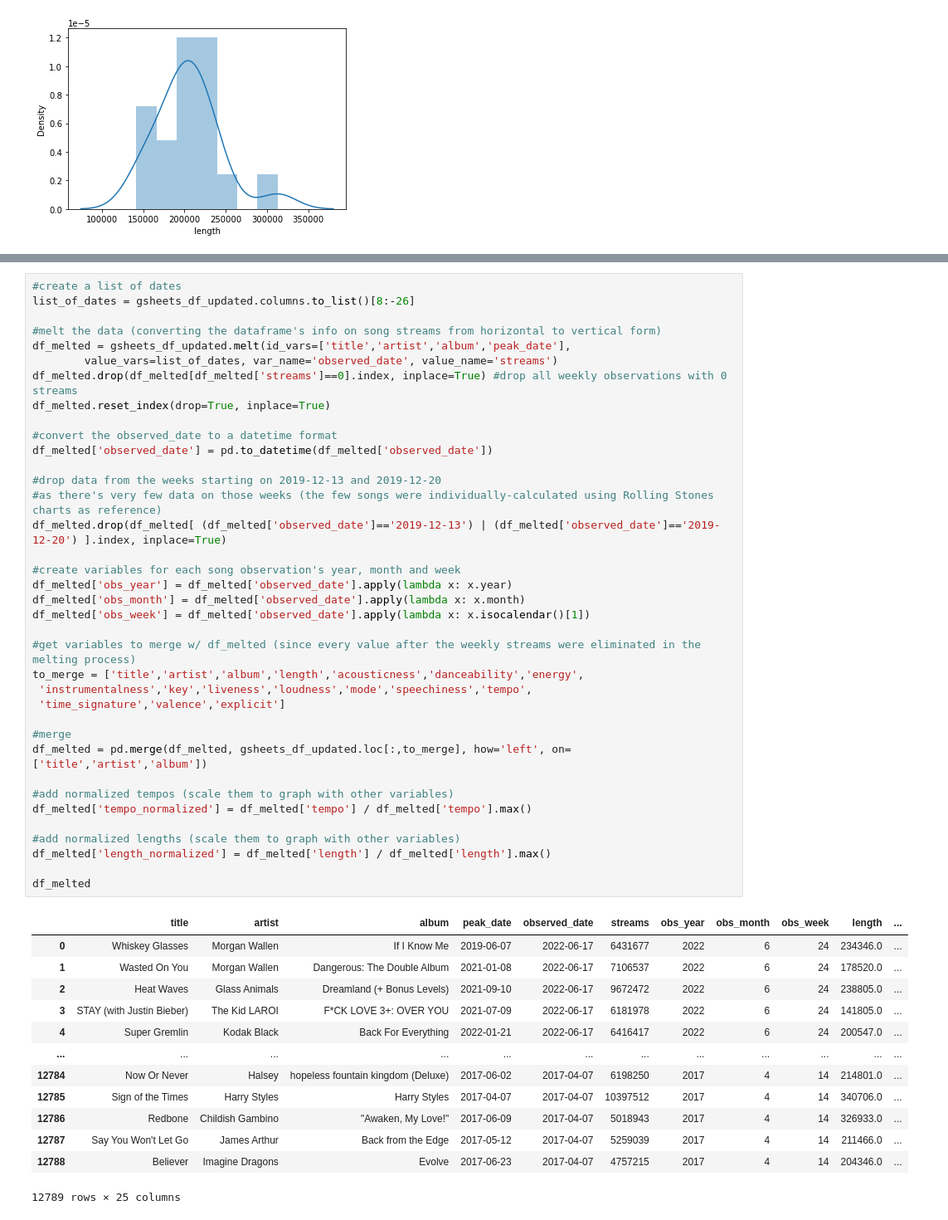
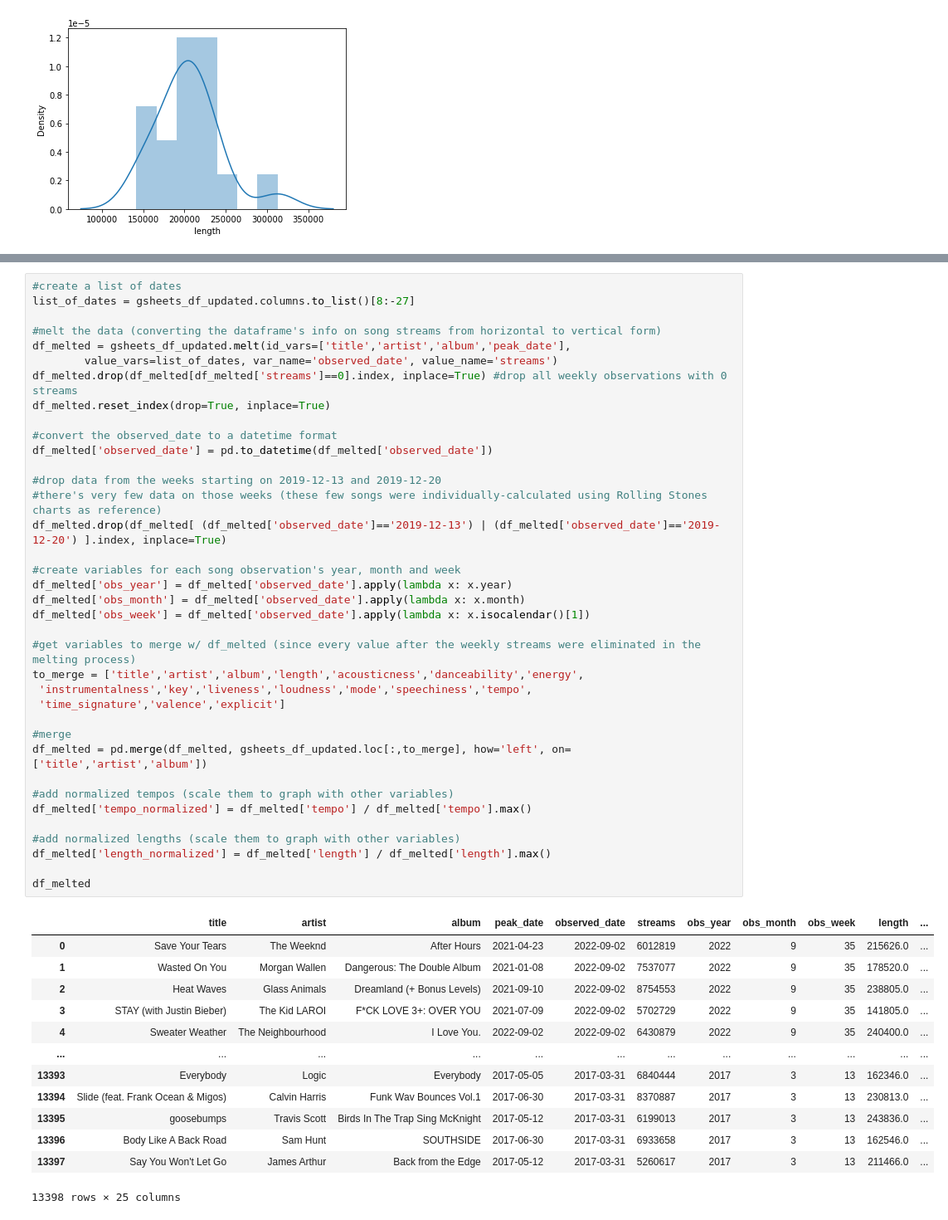
Before and after one commit to jeremiasfv22/USA-Hits-Spotify-Data-Project, a Jupyter notebook: 2) Data Analysis - US Streaming Hits.ipynb, the cells around one changed output, grey strips where cells are left out. Shown at 83% size. Saved outputs shown, nothing was run; the diff lists cells and outputs as text.

```diff
--- a/2) Data Analysis - US Streaming Hits.ipynb
+++ b/2) Data Analysis - US Streaming Hits.ipynb
@@ -266,6 +323,6 @@ The median length of a hit song with at least 600 mil streams during their time
 # %%
 #create a list of dates
-list_of_dates = gsheets_df_updated.columns.to_list()[8:-26]
+list_of_dates = gsheets_df_updated.columns.to_list()[8:-27]
 
 #melt the data (converting the dataframe's info on song streams from horizontal to vertical form)
 df_melted = gsheets_df_updated.melt(id_vars=['title','artist','album','peak_date'],
@@ -274,46 +331,46 @@ df_melted.drop(df_melted[df_melted['streams']==0].index, inplace=True) #drop all
 df_melted.reset_index(drop=True, inplace=True)
 
 #convert the observed_date to a datetime format
 df_melted['observed_date'] = pd.to_datetime(df_melted['observed_date'])
 
 #drop data from the weeks starting on 2019-12-13 and 2019-12-20
-#as there's very few data on those weeks (the few songs were individually-calculated using Rolling Stones charts as reference)
+#there's very few data on those weeks (these few songs were individually-calculated using Rolling Stones charts as reference)
 df_melted.drop(df_melted[ (df_melted['observed_date']=='2019-12-13') | (df_melted['observed_date']=='2019-12-20') ].index, inplace=True)
 
 #create variables for each song observation's year, month and week
 df_melted['obs_year'] = df_melted['observed_date'].apply(lambda x: x.year)
 df_melted['obs_month'] = df_melted['observed_date'].apply(lambda x: x.month)
 df_melted['obs_week'] = df_melted['observed_date'].apply(lambda x: x.isocalendar()[1])
 
 #get variables to merge w/ df_melted (since every value after the weekly streams were eliminated in the melting process)
 to_merge = ['title','artist','album','length','acousticness','danceability','energy',
  'instrumentalness','key','liveness','loudness','mode','speechiness','tempo',
  'time_signature','valence','explicit']
 
 #merge
 df_melted = pd.merge(df_melted, gsheets_df_updated.loc[:,to_merge], how='left', on=['title','artist','album'])
 
 #add normalized tempos (scale them to graph with other variables)
 df_melted['tempo_normalized'] = df_melted['tempo'] / df_melted['tempo'].max()
 
 #add normalized lengths (scale them to graph with other variables)
 df_melted['length_normalized'] = df_melted['length'] / df_melted['length'].max()
 
 df_melted
 # %% [output]
 |  | title | artist | album | peak_date | observed_date | streams | obs_year | obs_month | obs_week | length | ... |
-| 0 | Whiskey Glasses | Morgan Wallen | If I Know Me | 2019-06-07 | 2022-06-17 | 6431677 | 2022 | 6 | 24 | 234346.0 | ... |
-| 1 | Wasted On You | Morgan Wallen | Dangerous: The Double Album | 2021-01-08 | 2022-06-17 | 7106537 | 2022 | 6 | 24 | 178520.0 | ... |
-| 2 | Heat Waves | Glass Animals | Dreamland (+ Bonus Levels) | 2021-09-10 | 2022-06-17 | 9672472 | 2022 | 6 | 24 | 238805.0 | ... |
-| 3 | STAY (with Justin Bieber) | The Kid LAROI | F*CK LOVE 3+: OVER YOU | 2021-07-09 | 2022-06-17 | 6181978 | 2022 | 6 | 24 | 141805.0 | ... |
-| 4 | Super Gremlin | Kodak Black | Back For Everything | 2022-01-21 | 2022-06-17 | 6416417 | 2022 | 6 | 24 | 200547.0 | ... |
+| 0 | Save Your Tears | The Weeknd | After Hours | 2021-04-23 | 2022-09-02 | 6012819 | 2022 | 9 | 35 | 215626.0 | ... |
+| 1 | Wasted On You | Morgan Wallen | Dangerous: The Double Album | 2021-01-08 | 2022-09-02 | 7537077 | 2022 | 9 | 35 | 178520.0 | ... |
+| 2 | Heat Waves | Glass Animals | Dreamland (+ Bonus Levels) | 2021-09-10 | 2022-09-02 | 8754553 | 2022 | 9 | 35 | 238805.0 | ... |
+| 3 | STAY (with Justin Bieber) | The Kid LAROI | F*CK LOVE 3+: OVER YOU | 2021-07-09 | 2022-09-02 | 5702729 | 2022 | 9 | 35 | 141805.0 | ... |
+| 4 | Sweater Weather | The Neighbourhood | I Love You. | 2022-09-02 | 2022-09-02 | 6430879 | 2022 | 9 | 35 | 240400.0 | ... |
 | ... | ... | ... | ... | ... | ... | ... | ... | ... | ... | ... | ... |
-| 12784 | Now Or Never | Halsey | hopeless fountain kingdom (Deluxe) | 2017-06-02 | 2017-04-07 | 6198250 | 2017 | 4 | 14 | 214801.0 | ... |
-| 12785 | Sign of the Times | Harry Styles | Harry Styles | 2017-04-07 | 2017-04-07 | 10397512 | 2017 | 4 | 14 | 340706.0 | ... |
-| 12786 | Redbone | Childish Gambino | "Awaken, My Love!" | 2017-06-09 | 2017-04-07 | 5018943 | 2017 | 4 | 14 | 326933.0 | ... |
-| 12787 | Say You Won't Let Go | James Arthur | Back from the Edge | 2017-05-12 | 2017-04-07 | 5259039 | 2017 | 4 | 14 | 211466.0 | ... |
-| 12788 | Believer | Imagine Dragons | Evolve | 2017-06-23 | 2017-04-07 | 4757215 | 2017 | 4 | 14 | 204346.0 | ... |
+| 13393 | Everybody | Logic | Everybody | 2017-05-05 | 2017-03-31 | 6840444 | 2017 | 3 | 13 | 162346.0 | ... |
+| 13394 | Slide (feat. Frank Ocean & Migos) | Calvin Harris | Funk Wav Bounces Vol.1 | 2017-06-30 | 2017-03-31 | 8370887 | 2017 | 3 | 13 | 230813.0 | ... |
+| 13395 | goosebumps | Travis Scott | Birds In The Trap Sing McKnight | 2017-05-12 | 2017-03-31 | 6199013 | 2017 | 3 | 13 | 243836.0 | ... |
+| 13396 | Body Like A Back Road | Sam Hunt | SOUTHSIDE | 2017-06-30 | 2017-03-31 | 6933658 | 2017 | 3 | 13 | 162546.0 | ... |
+| 13397 | Say You Won't Let Go | James Arthur | Back from the Edge | 2017-05-12 | 2017-03-31 | 5260617 | 2017 | 3 | 13 | 211466.0 | ... |
-12789 rows × 25 columns
+13398 rows × 25 columns
 # %%
 #group data by week with mean data
 df_grpd_meltd_mean = df_melted.groupby(['observed_date']).mean().reset_index()
```
Also changed, not shown: parts of 20 cells of this notebook.
